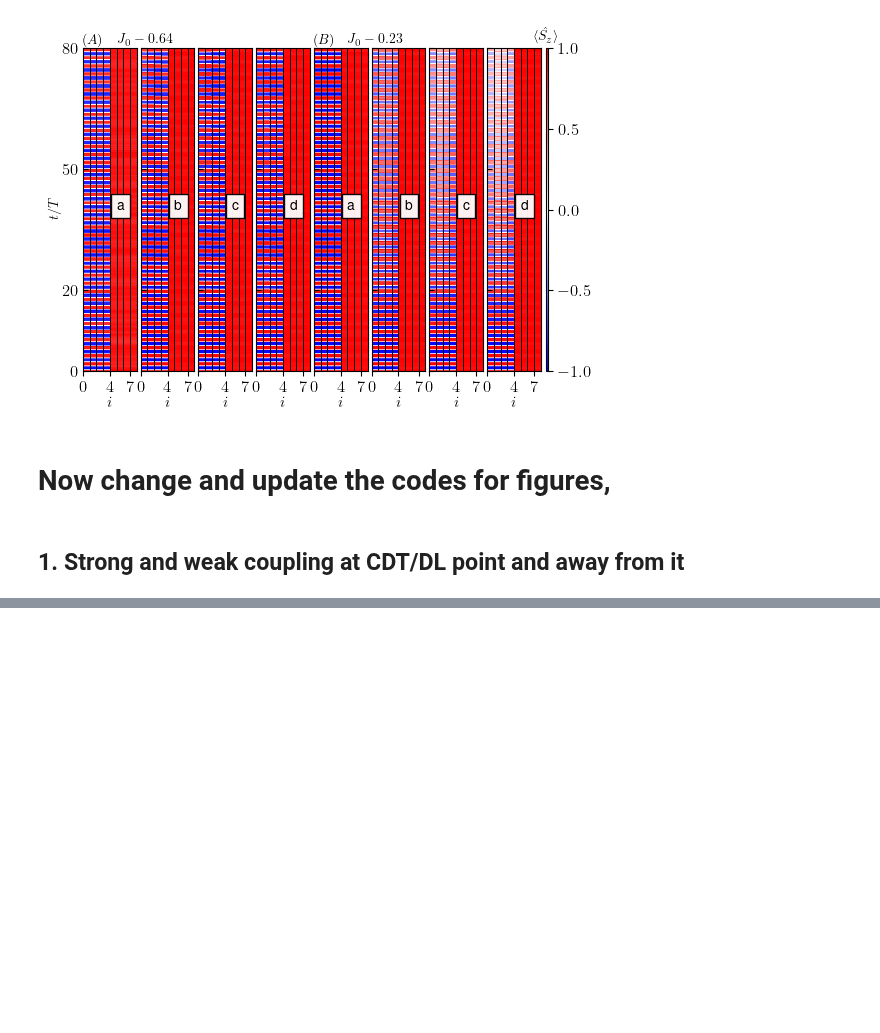
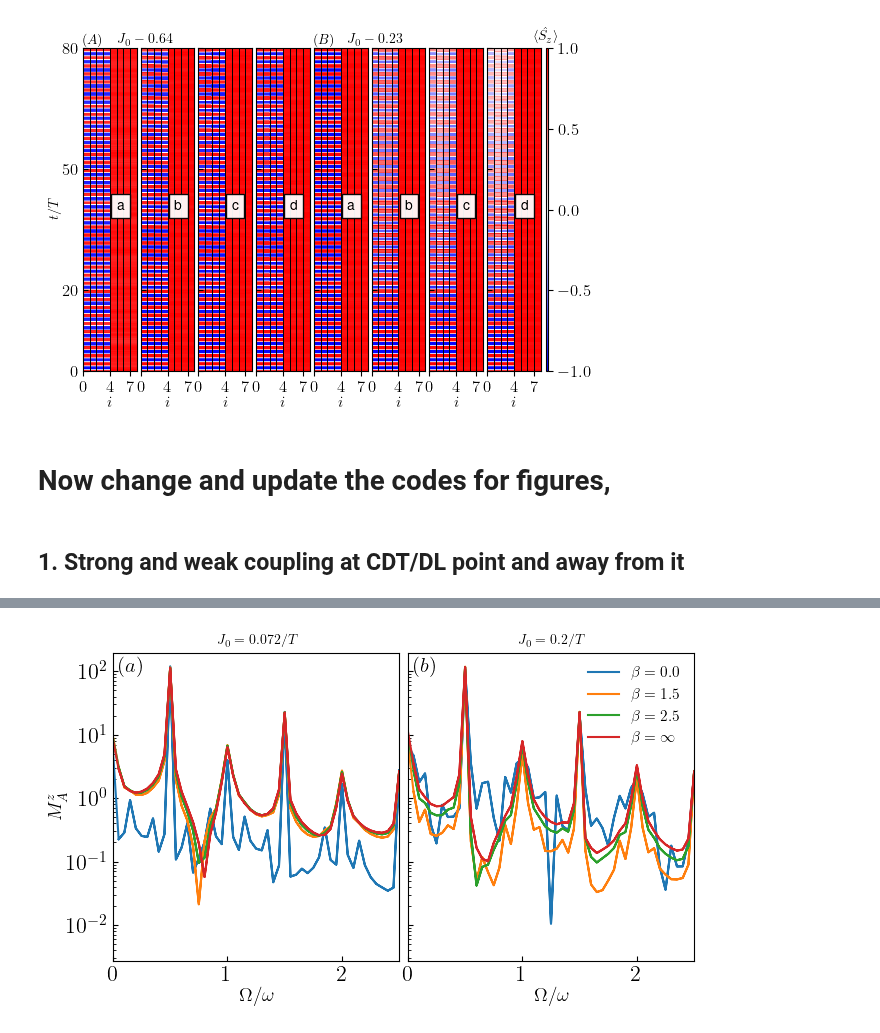
Before and after one commit to rahmahi/Chimera_Time_Crystal, a Jupyter notebook: codes/new_algo/chimera_codes_new_algo.ipynb, the cells around one changed output, grey strips where cells are left out. Drawn from its saved outputs; the diff is of its cells as text; code cells hidden in the pictures; blank space fills up the shorter version.

```diff
--- a/codes/new_algo/chimera_codes_new_algo.ipynb
+++ b/codes/new_algo/chimera_codes_new_algo.ipynb
@@ -379,0 +491,100 @@ Wall time: 23.7 s
+# %%
+%%time
+from qutip import *
+import numpy as np
+from scipy import signal
+import random
+import matplotlib.pyplot as plt
+from scipy.special import jn_zeros
+from itertools import combinations
+from multiprocessing import Pool
+from tqdm import tqdm
+from funcs import *
+
+
+freezing_pts = jn_zeros(0, 3)
+plt.rcParams.update({"figure.figsize": (7.5, 4),"text.usetex": True,"font.family": "sans-serif",
+    "font.size": 16,"font.sans-serif": ["Helvetica"]})
+
+
+def fourier_transform(data, d):
+    n = len(data)
+    frequencies = np.fft.fftfreq(n, d)
+    fft_values = np.fft.fft(data)
+    return frequencies, fft_values
+
+N = 8
+N1= int(N/2)
+N2= N-N1
+omega = 20.0
+w = omega
+T = 2 * np.pi/w
+steps = 201
+times = np.linspace(0, 20 * T, steps, endpoint=False)
+d = 1/steps
+
+ea, eb = 0.03, 0.9
+lambd_y = 0
+lambd_x = 0
+
+ft = 10
+g = np.pi/T
+Jvalues = [0.072/T, 0.2/T]
+Jlbl = [r'$J_0 = 0.072/T$',r'$J_0=0.2/T$']
+betas = [0, 1.5, 2.5, float('inf')]
+fig, axs = plt.subplots(1,2, sharey=True, sharex=True)
+plt.subplots_adjust(wspace=0.03, hspace=0.0)
+
+for bt, beta in tqdm(enumerate(betas)):
+    for jh,Jvalue in enumerate(Jvalues):
+        nprocs = N1
+        p = Pool(processes = nprocs)
+        opts = Options(nsteps=1e5, num_cpus=1, openmp_threads=1)
+
+        spinposition_A = [0,1,2,3]
+        spinposition_B = [4,5,6,7]
+
+        h0 = 0.0
+        h = freezing_pts[0] * w/4
+        sx,sy,sz = sigmax(), sigmay(), sigmaz()
+        sz_os = []
+        for m,i in enumerate(spinposition_A):
+            id = qeye(2**i)
+            dim12 = N-1-i
+            id1 = qeye(2**dim12)
+            sz_os.append(Qobj(tensor(id,tensor(sz,id1)).full()))
+
+        params = [{'h0':0, 'h':h, 'omega':omega, 'N':N,'N1':N1,\
+                   'opts':opts, 'sz_o':sz_o, 'lambd_y':lambd_y,\
+                   'lambd_x':lambd_x, 'Jvalue':Jvalue,'beta':beta,\
+                   'g':g,'ea':ea,'eb':eb, 'times':times} for sz_o in sz_os]
+
+        data2 = p.map(run_dynm,params)
+        mz_dt = [data2[m][0] for m in range(N1)]
+        mz_data = np.sum(mz_dt, axis=0) * 2/N
+        frq, fftq = [], []
+        frequencies, fft_values = fourier_transform(mz_data, d)
+
+        if bt == 3:
+            axs[jh].plot(np.abs(frequencies)/w, np.abs(fft_values), label = fr"$\beta=\infty$")
+        else:
+            axs[jh].plot(np.abs(frequencies)/w, np.abs(fft_values), label = fr"$\beta={beta:1.1f}$")
+        axs[-1].legend(frameon=False, fontsize=11)
+
+
+        axs[jh].tick_params(which='both', axis="x", direction="in")
+        axs[jh].tick_params(which='both', axis="y", direction="in")
+        axs[jh].set_title(Jlbl[jh], fontsize= 10)
+        axs[jh].set_yscale('log')
+        axs[jh].set_xlabel(r"$\Omega/\omega$", fontsize = 14, labelpad= 0.5)
+
+axs[0].text(0.05, 1e2, r'$(a)$', fontsize=15)
+axs[1].text(0.05, 1e2, r'$(b)$', fontsize=15)
+axs[0].set_ylabel(r"$M^z_{A}$",fontsize = 14, labelpad= 0.0)
+
+plt.xlim(0,2.5)
+plt.savefig('sz_regional_fft.pdf', bbox_inches='tight', pad_inches=0.0)
+plt.savefig('sz_regional_fft.svg', bbox_inches='tight', pad_inches=0.0, dpi = 300)
+plt.show()
+# %% [output]
+[figure, added]
```
Also changed, not shown: parts of 8 cells of this notebook, 8 other files.
